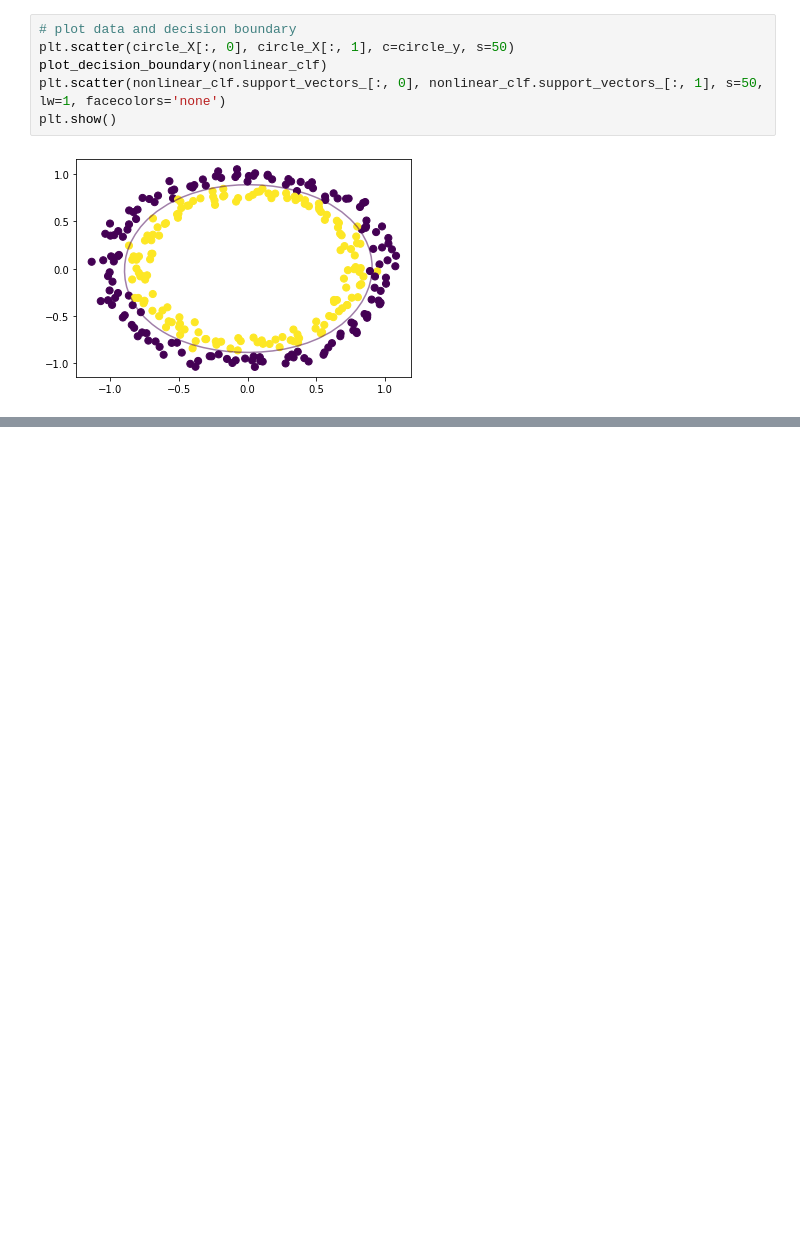
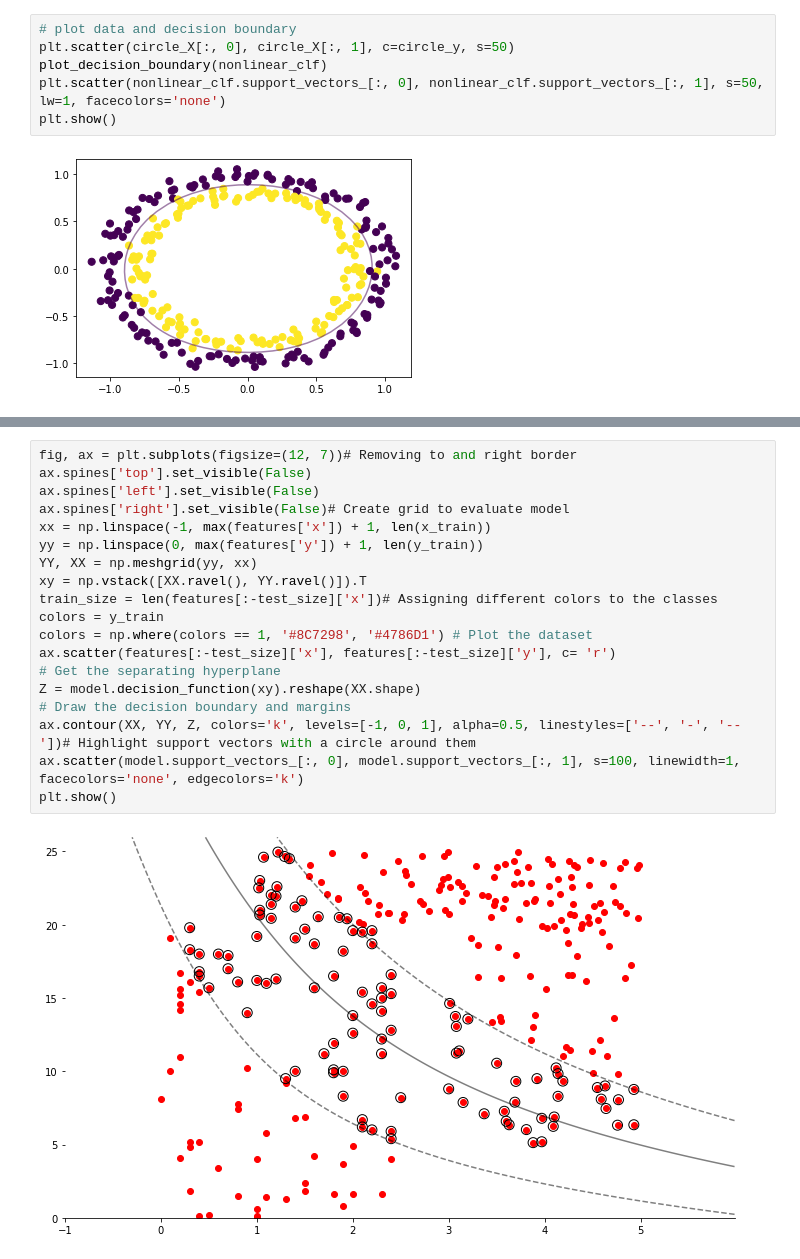
Before and after one commit to vineet1947/general_code-_files-, a Jupyter notebook: svm_ml.ipynb, the cells around one changed output, grey strips where cells are left out. Saved outputs shown, nothing was run; the diff lists cells and outputs as text; blank space fills up the shorter version.

```diff
--- a/svm_ml.ipynb
+++ b/svm_ml.ipynb
@@ -167,0 +224,21 @@ plt.show()
+# %%
+fig, ax = plt.subplots(figsize=(12, 7))# Removing to and right border
+ax.spines['top'].set_visible(False)
+ax.spines['left'].set_visible(False)
+ax.spines['right'].set_visible(False)# Create grid to evaluate model
+xx = np.linspace(-1, max(features['x']) + 1, len(x_train))
+yy = np.linspace(0, max(features['y']) + 1, len(y_train))
+YY, XX = np.meshgrid(yy, xx)
+xy = np.vstack([XX.ravel(), YY.ravel()]).T
+train_size = len(features[:-test_size]['x'])# Assigning different colors to the classes
+colors = y_train
+colors = np.where(colors == 1, '#8C7298', '#4786D1') # Plot the dataset
+ax.scatter(features[:-test_size]['x'], features[:-test_size]['y'], c= 'r')
+# Get the separating hyperplane
+Z = model.decision_function(xy).reshape(XX.shape)
+# Draw the decision boundary and margins
+ax.contour(XX, YY, Z, colors='k', levels=[-1, 0, 1], alpha=0.5, linestyles=['--', '-', '--'])# Highlight support vectors with a circle around them
+ax.scatter(model.support_vectors_[:, 0], model.support_vectors_[:, 1], s=100, linewidth=1, facecolors='none', edgecolors='k')
+plt.show()
+# %% [output]
+[figure, added]
```
Also changed, not shown: parts of 3 cells of this notebook.
